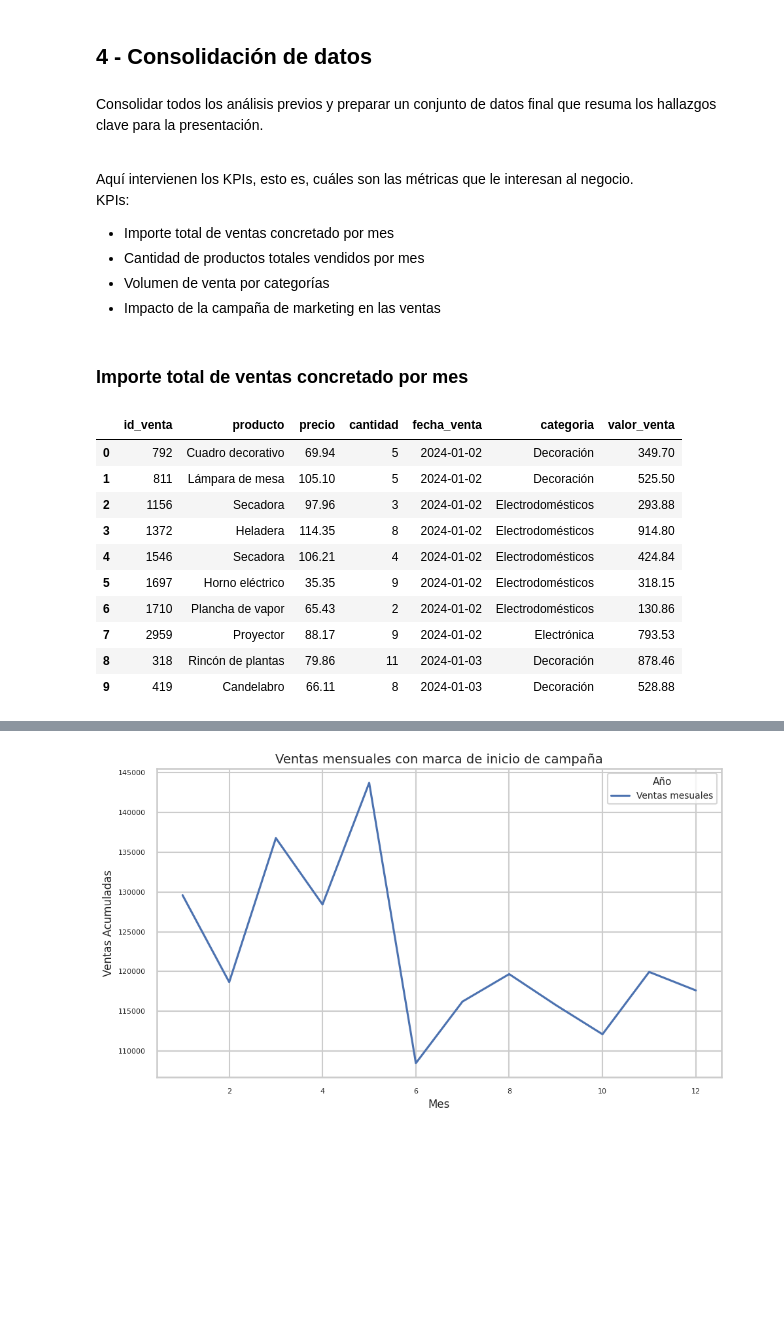
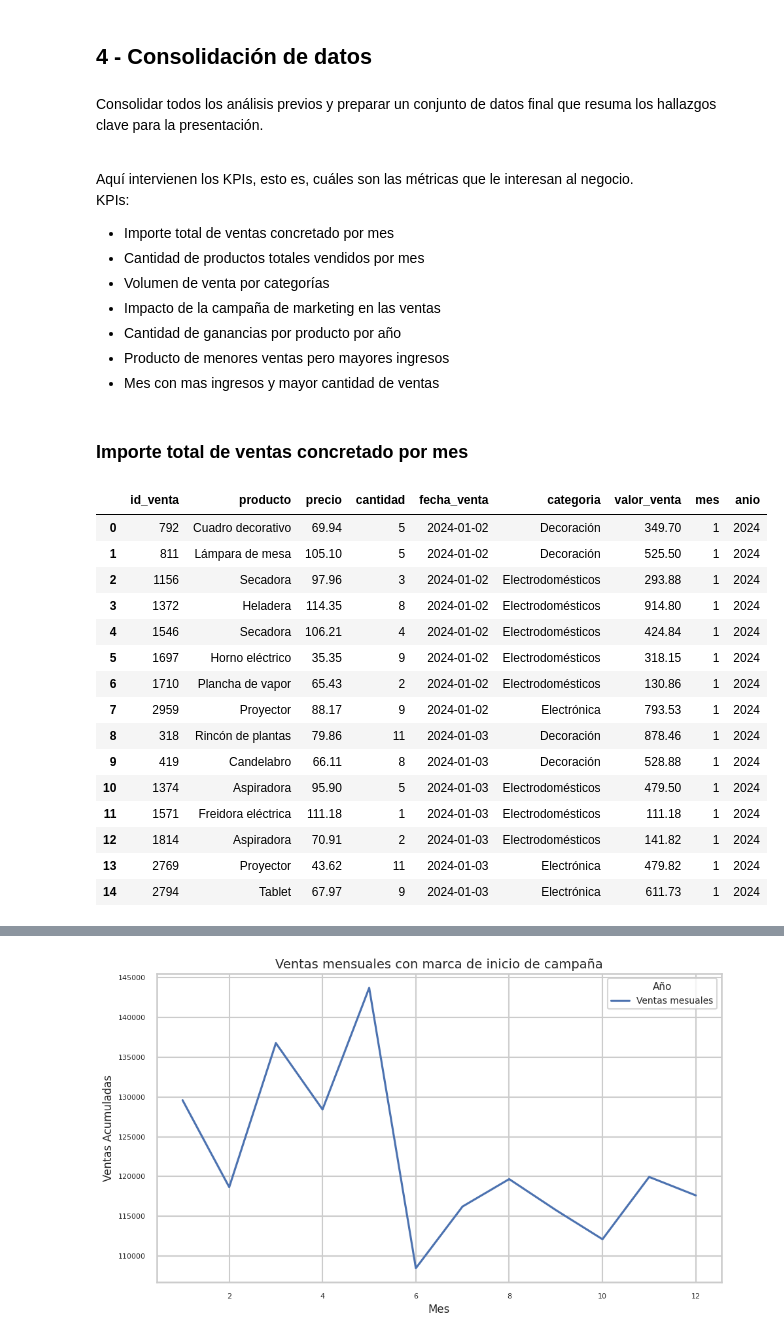
Before and after one commit to marianovanini/TT-2C2025-Data-Analitycs-Notebooks, a Jupyter notebook: Entrega final/Entrega final.ipynb, the cells around one changed output, grey strips where cells are left out. Cells and saved outputs as stored; diff of their text form; code cells hidden in the pictures; blank space fills up the shorter version.

```diff
--- a/Entrega final/Entrega final.ipynb
+++ b/Entrega final/Entrega final.ipynb
@@ -1328,23 +1348,31 @@ KPIs:
 * Cantidad de productos totales vendidos por mes
 * Volumen de venta por categorías
 * Impacto de la campaña de marketing en las ventas
+* Cantidad de ganancias por producto por año
+* Producto de menores ventas pero mayores ingresos
+* Mes con mas ingresos y mayor cantidad de ventas
 # %% [markdown]
 ### Importe total de ventas concretado por mes
 # %%
 # Corramos un head para recordar el dataframe
-df_ventas.head(10)
+df_ventas.head(15)
 # %% [output]
-|  | id_venta | producto | precio | cantidad | fecha_venta | categoria | valor_venta |
-| 0 | 792 | Cuadro decorativo | 69.94 | 5 | 2024-01-02 | Decoración | 349.70 |
-| 1 | 811 | Lámpara de mesa | 105.10 | 5 | 2024-01-02 | Decoración | 525.50 |
-| 2 | 1156 | Secadora | 97.96 | 3 | 2024-01-02 | Electrodomésticos | 293.88 |
-| 3 | 1372 | Heladera | 114.35 | 8 | 2024-01-02 | Electrodomésticos | 914.80 |
-| 4 | 1546 | Secadora | 106.21 | 4 | 2024-01-02 | Electrodomésticos | 424.84 |
-| 5 | 1697 | Horno eléctrico | 35.35 | 9 | 2024-01-02 | Electrodomésticos | 318.15 |
-| 6 | 1710 | Plancha de vapor | 65.43 | 2 | 2024-01-02 | Electrodomésticos | 130.86 |
-| 7 | 2959 | Proyector | 88.17 | 9 | 2024-01-02 | Electrónica | 793.53 |
-| 8 | 318 | Rincón de plantas | 79.86 | 11 | 2024-01-03 | Decoración | 878.46 |
-| 9 | 419 | Candelabro | 66.11 | 8 | 2024-01-03 | Decoración | 528.88 |
+|  | id_venta | producto | precio | cantidad | fecha_venta | categoria | valor_venta | mes | anio |
+| 0 | 792 | Cuadro decorativo | 69.94 | 5 | 2024-01-02 | Decoración | 349.70 | 1 | 2024 |
+| 1 | 811 | Lámpara de mesa | 105.10 | 5 | 2024-01-02 | Decoración | 525.50 | 1 | 2024 |
+| 2 | 1156 | Secadora | 97.96 | 3 | 2024-01-02 | Electrodomésticos | 293.88 | 1 | 2024 |
+| 3 | 1372 | Heladera | 114.35 | 8 | 2024-01-02 | Electrodomésticos | 914.80 | 1 | 2024 |
+| 4 | 1546 | Secadora | 106.21 | 4 | 2024-01-02 | Electrodomésticos | 424.84 | 1 | 2024 |
+| 5 | 1697 | Horno eléctrico | 35.35 | 9 | 2024-01-02 | Electrodomésticos | 318.15 | 1 | 2024 |
+| 6 | 1710 | Plancha de vapor | 65.43 | 2 | 2024-01-02 | Electrodomésticos | 130.86 | 1 | 2024 |
+| 7 | 2959 | Proyector | 88.17 | 9 | 2024-01-02 | Electrónica | 793.53 | 1 | 2024 |
+| 8 | 318 | Rincón de plantas | 79.86 | 11 | 2024-01-03 | Decoración | 878.46 | 1 | 2024 |
+| 9 | 419 | Candelabro | 66.11 | 8 | 2024-01-03 | Decoración | 528.88 | 1 | 2024 |
+| 10 | 1374 | Aspiradora | 95.90 | 5 | 2024-01-03 | Electrodomésticos | 479.50 | 1 | 2024 |
+| 11 | 1571 | Freidora eléctrica | 111.18 | 1 | 2024-01-03 | Electrodomésticos | 111.18 | 1 | 2024 |
+| 12 | 1814 | Aspiradora | 70.91 | 2 | 2024-01-03 | Electrodomésticos | 141.82 | 1 | 2024 |
+| 13 | 2769 | Proyector | 43.62 | 11 | 2024-01-03 | Electrónica | 479.82 | 1 | 2024 |
+| 14 | 2794 | Tablet | 67.97 | 9 | 2024-01-03 | Electrónica | 611.73 | 1 | 2024 |
 # %%
 # Generamos primero la columna mes
 df_ventas["mes"] = df_ventas["fecha_venta"].dt.month
```
Also changed, not shown: parts of 25 cells of this notebook.
